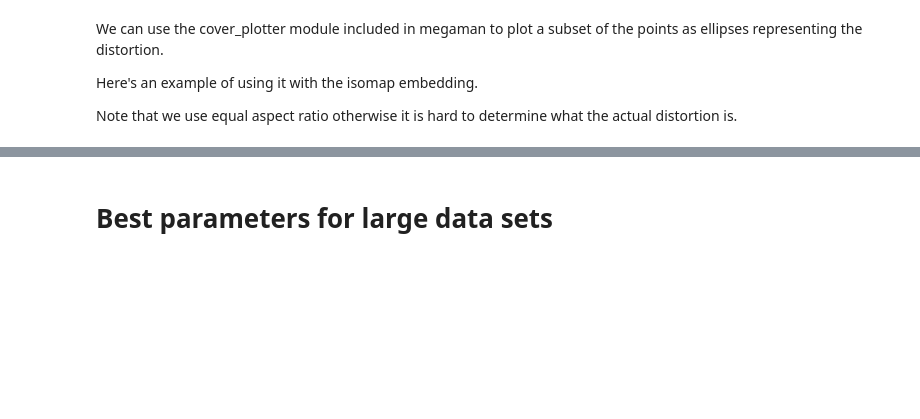
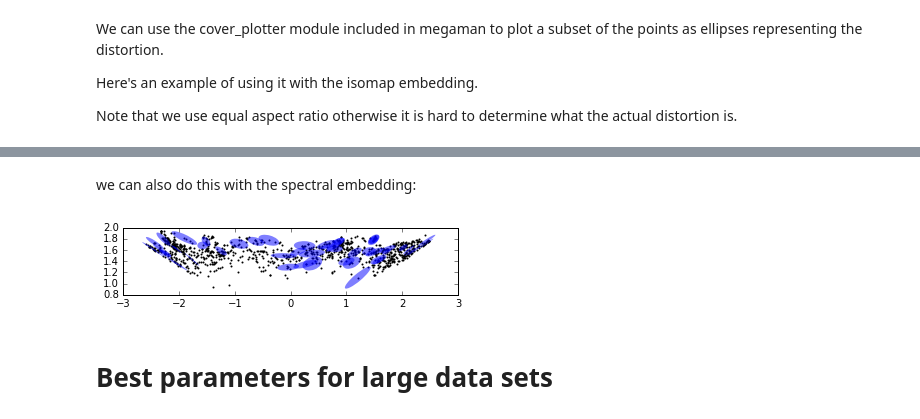
Before and after one commit to mmp2/megaman, a Jupyter notebook: examples/megaman_tutorial.ipynb, the cells around one changed output, grey strips where cells are left out. Saved outputs shown, nothing was run; the diff lists cells and outputs as text; code cells hidden in the pictures; blank space fills up the shorter version.

```diff
--- a/examples/megaman_tutorial.ipynb
+++ b/examples/megaman_tutorial.ipynb
@@ -282,3 +296,16 @@ plt.show()
+# %% [markdown]
+we can also do this with the spectral embedding:
+# %%
+f, ax = plt.subplots()
+ax.scatter(embed_spectral[:, 0], embed_spectral[:, 1], s = 1)
+ax.set_aspect('equal') # if an ellipse is a circle no distortion occured.
+for i in range(n_plot):
+    ii = sample_points[i]
+    cov = H_spectral[ii,:,:]
+    plot_cov_ellipse(cov*0.01, embed_spectral[ii,:] ,ax=ax, edgecolor='none', alpha = 0.5)
+plt.show()
+# %% [output]
+[figure, added]
 # %% [markdown]
 # Best parameters for large data sets
 # %% [markdown]
```
Also changed, not shown: parts of 11 cells of this notebook, 1 other file.
